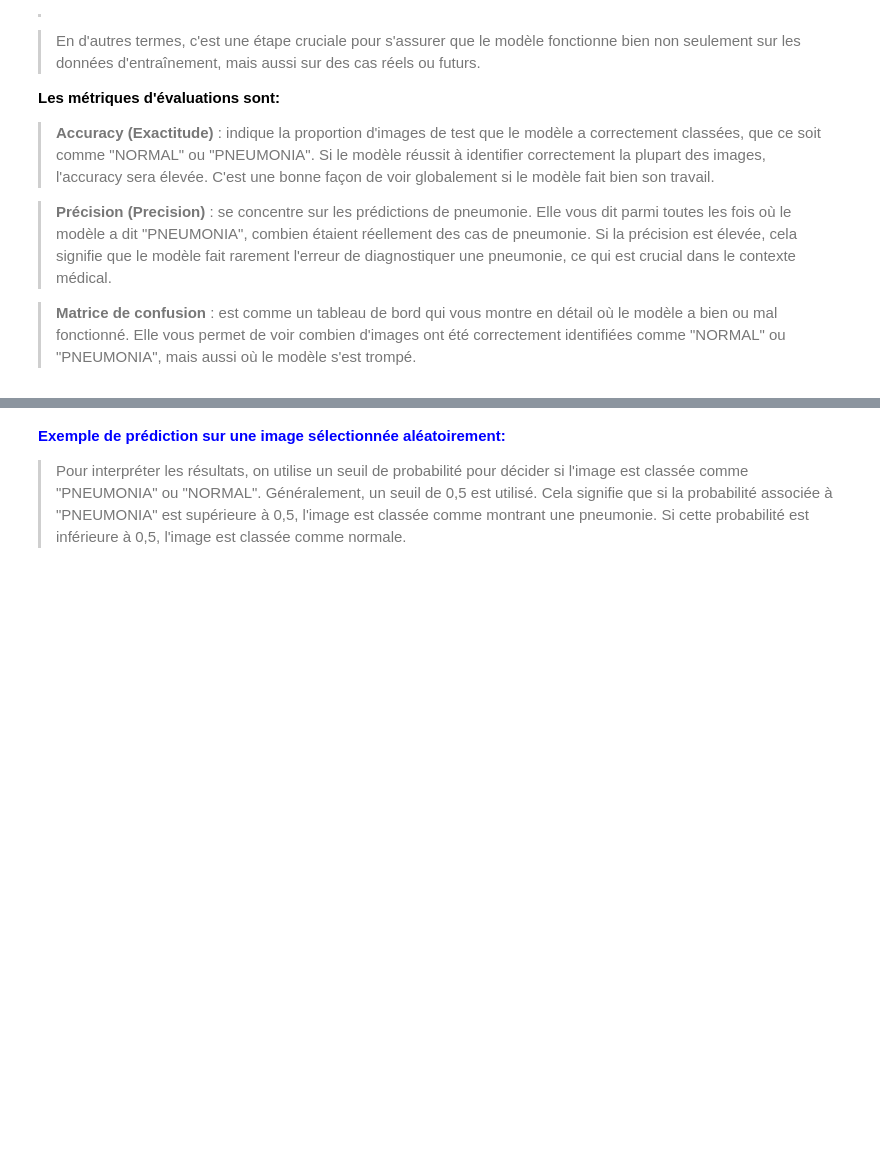
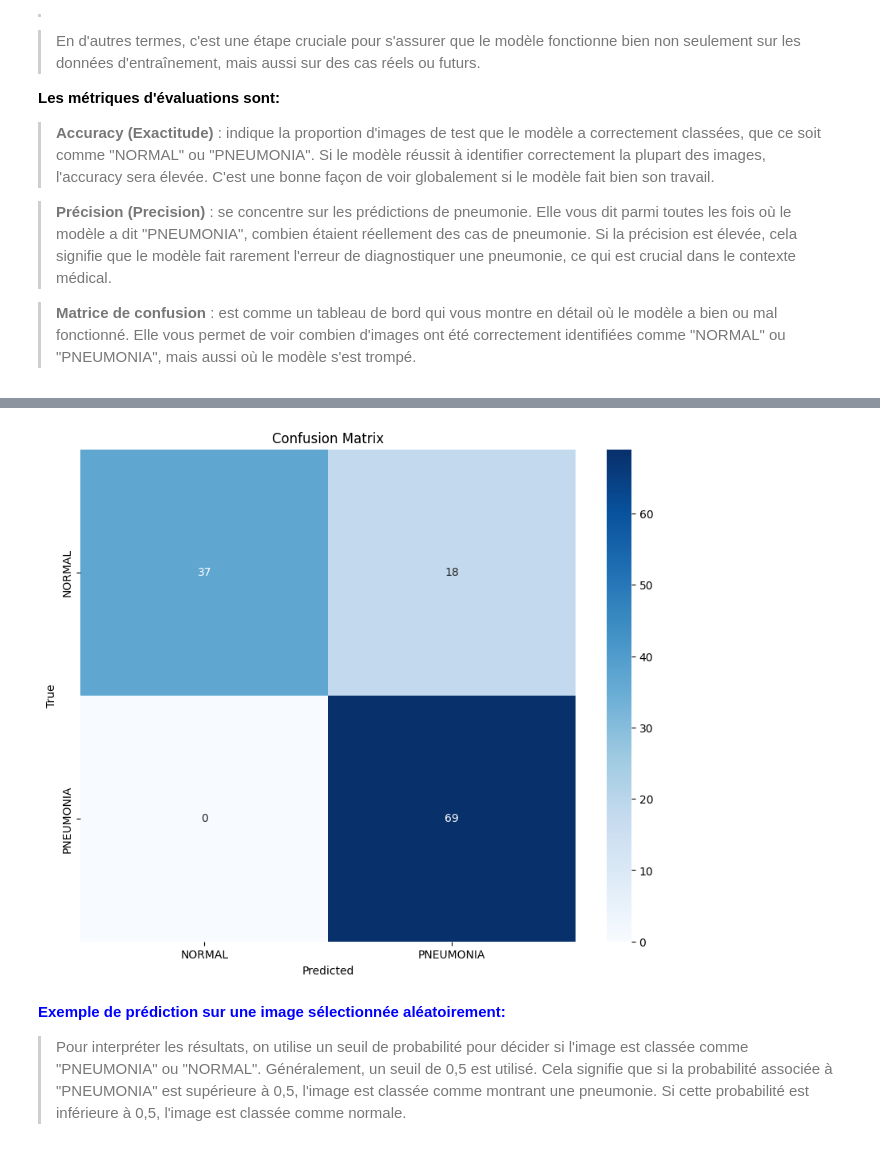
Before and after one commit to ghali007/IA-Sant-Module-5, a Jupyter notebook: CNN-Detection-Pneumonie.ipynb, the cells around one changed output, grey strips where cells are left out. Cells and saved outputs as stored; diff of their text form; code cells hidden in the pictures; blank space fills up the shorter version.

```diff
--- a/CNN-Detection-Pneumonie.ipynb
+++ b/CNN-Detection-Pneumonie.ipynb
@@ -196,9 +214,35 @@ all_labels = []
 # %%
+def get_jpeg_files(path):
+    return [f for f in get_image_files(path) if f.suffix == '.jpeg']
+test_block = DataBlock(
+    blocks=(ImageBlock(), CategoryBlock()),
+    get_items=get_jpeg_files,  # Utiliser la fonction de filtrage pour les `.jpeg`
+    get_y=parent_label,  # Les labels sont dérivés des noms des dossiers
+    item_tfms=Resize(224),
+    batch_tfms=[Normalize.from_stats(*imagenet_stats)]
+)
+
+# Créer un DataLoader pour les données de test
+test_data = test_block.dataloaders(
+    path/'test',
+    bs=64,
+    shuffle=False  # Ne pas mélanger les données de test
+)
+
+# Vérifier les fichiers trouvés
+print(f"Nombre de fichiers trouvés dans 'test' avec l'extension .jpeg : {len(get_jpeg_files(path/'test'))}")
+# Mettre le modèle en mode évaluation pour tester
+model.eval()
+all_preds = []
+all_labels = []
+
 # Désactiver la gestion des gradients pour économiser de la mémoire lors de l'évaluation
 with torch.no_grad():
-    for inputs, labels in test_data.train_dl:
+    for inputs, labels in test_data.valid:  # Utiliser le DataLoader de validation
         inputs = inputs.to(device)
         labels = labels.to(device)
+
+        # Avant-propagation pour obtenir les prédictions
         outputs = model(inputs)
         _, preds = torch.max(outputs, 1)
 
@@ -224,3 +268,4 @@ with open("log_chargement_donnees.txt", "a") as log_file:
     log_file.write(f'Accuracy: {accuracy:.4f}\n')
     log_file.write(f'Precision: {precision:.4f}\n')
     log_file.write('Confusion Matrix:\n')
+    log_file.write(f'{conf_matrix}\n')
@@ -227,12 +281,22 @@ with open("log_chargement_donnees.txt", "a") as log_file:
 # %%
+import matplotlib.pyplot as plt
+import seaborn as sns
+
+# Obtenir les classes depuis le DataLoader
+class_names = test_data.vocab
+
 # Afficher la matrice de confusion sous forme de graphique
 plt.figure(figsize=(10,8))
-sns.heatmap(conf_matrix, annot=True, fmt='d', cmap='Blues', xticklabels=data.classes, yticklabels=data.classes)
+sns.heatmap(conf_matrix, annot=True, fmt='d', cmap='Blues', xticklabels=class_names, yticklabels=class_names)
 plt.xlabel('Predicted')
 plt.ylabel('True')
 plt.title('Confusion Matrix')
-plt.savefig("confusion_matrix.png")  # Enregistrer la matrice de confusion en image
+
+# Enregistrer la matrice de confusion en image
+plt.savefig("confusion_matrix.png")
 plt.show()
+# %% [output]
+[figure, added]
 # %% [markdown]
  <a id="7"></a>
 <font color="blue" size=+2.5><b>**Exemple de prédiction sur une image sélectionnée aléatoirement**:</b></font>
```
Also changed, not shown: parts of 13 cells of this notebook.
